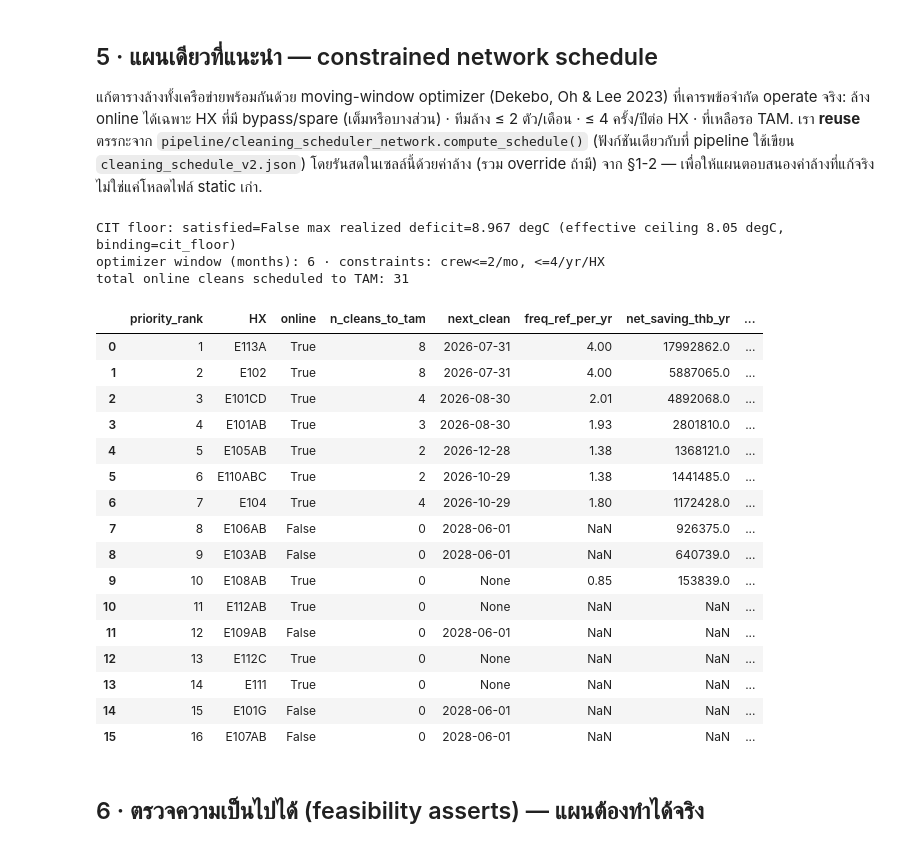
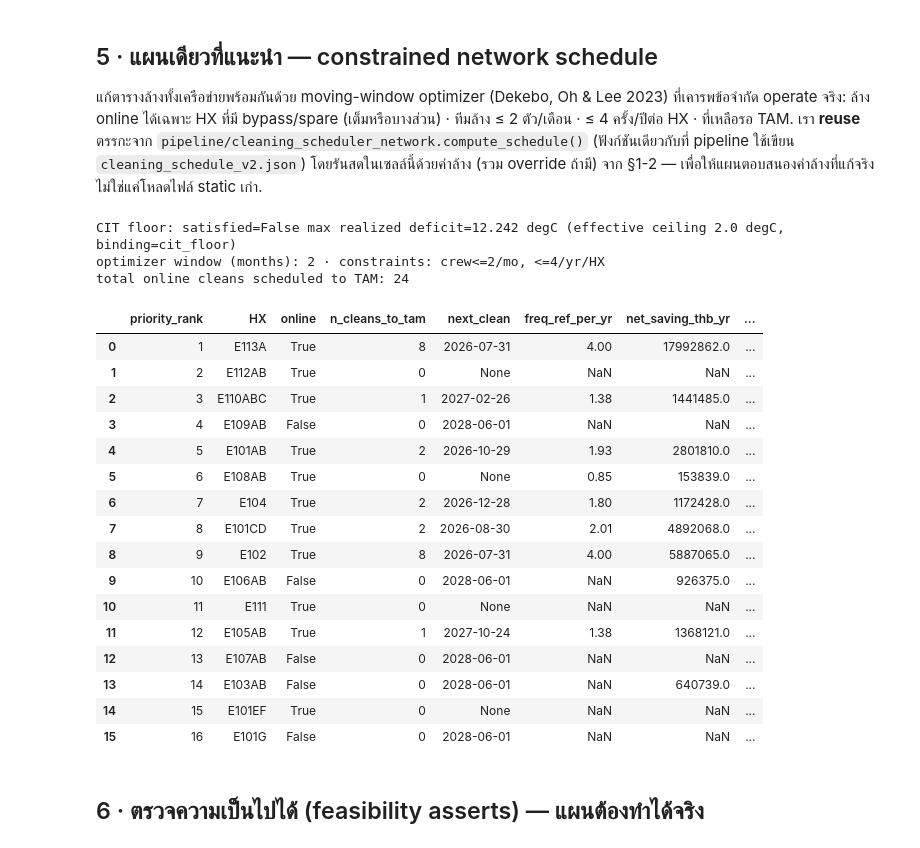
Before and after one commit to Yalika200946/Process-Intern, a Jupyter notebook: notebooks/16_cleaning_plan_optimization.ipynb, the cells around one changed output. Drawn from its saved outputs; the diff is of its cells as text; code cells hidden in the pictures.

```diff
--- a/notebooks/16_cleaning_plan_optimization.ipynb
+++ b/notebooks/16_cleaning_plan_optimization.ipynb
@@ -69,7 +79,7 @@ economics (ΔCIT วัดจริง/โมเดล), logistics (ล้าง
 fr    = pd.read_csv(DATA / 'Fouling_Rate_By_Run.csv')
 econ  = load('economics.json', {})
 logi  = load('cleaning_logistics.json', {'hx': []})
-rank  = {r['HX']: r for r in load('hx_ranking.json', [])}
+rank  = {r['HX']: r for r in load('engineering_priority.json', [])}   # notebook 08's risk ranking -- see §4
 eor   = load('end_of_run.json', {'hx': {}})
 
 # --- sanity checks (visible) ---
@@ -148,7 +158,8 @@ for hx in sorted(set(list(logi_by) + list(econ_by) + list(rank))):
         cleaning_cost=e.get('cleaning_cost'), cleaning_cost_overridden=(hx in COST_OVERRIDES),
         net_saving_thb_yr=e.get('saving_thb_yr'), payback_days=e.get('payback_days'),
         safety=bool(rk.get('safety_flag')), worsening=bool(rk.get('worsening')),
-        Q_drop_pct=rk.get('Q_drop_%'),
+        Q_drop_pct=rk.get('Q_drop_pct'),
+        engineering_priority_score=rk.get('engineering_priority_score'),
     ))
 dec = pd.DataFrame(rows)
 print('HX with a usable fouling rate:', int(dec.fouling_dUrel_per_month.notna().sum()), '/', len(dec))
@@ -261,7 +274,8 @@ k = 23,030 ฿/วัน/°C  (มูลค่าเชื้อเพลิง
 # %%
-W_SAFETY, W_POSITION, W_WORSENING = 0.5, 0.4, 0.25     # tunable risk weights (documented)
+W_SAFETY, W_POSITION, W_WORSENING = 0.5, 0.4, 0.25     # tunable, used for the "เหตุผล" text + risk_mult export only (not the sort key anymore)
 
-# train position: order HX along the preheat train (terminal = hottest = riskiest).
+# train position: order HX along the preheat train (terminal = hottest = riskiest) -- kept for
+# the plain-language "เหตุผล" column and the exported risk_mult field below.
 TRAIN_ORDER = ['E101EF','E101CD','E101AB','E102','E106AB','E107AB','E103AB','E104',
                'E108AB','E110ABC','E111','E109AB','E112AB','E105AB','E112C','E113A']
 pos = {hx: i / (len(TRAIN_ORDER) - 1) for i, hx in enumerate(TRAIN_ORDER)}
@@ -272,15 +286,13 @@ dec['position_risk'] = dec.HX.map(pos).fillna(0.5).round(2)
 dec['risk_mult'] = (1 + W_SAFETY * dec.safety.astype(int)
                       + W_POSITION * dec.position_risk
                       + W_WORSENING * dec.worsening.astype(int)).round(3)
-dec['priority_score'] = (dec['net_saving_norm'] * dec['risk_mult']).round(3)
-# priority_score is net_saving_norm x risk_mult -- multiplicative, so it collapses to exactly 0
-# for every HX with no usable economics data (net_saving_norm=0), regardless of risk_mult. That
-# used to leave those HX tied and ordered only by DataFrame insertion order, silently discarding
-# the safety/position/worsening signal for exactly the HX where it matters most (no clean-economics
-# to fall back on). has_savings as the primary sort key keeps ranks 1-10 (real economics) exactly
-# as before, and breaks the zero-score tie by risk_mult instead of insertion order.
-dec['has_savings'] = (dec['net_saving_norm'] > 0).astype(int)
-dec = dec.sort_values(['has_savings', 'priority_score', 'risk_mult'], ascending=False).reset_index(drop=True)
+dec['priority_score'] = (dec['net_saving_norm'] * dec['risk_mult']).round(3)   # economics-weighted score -- SUPPORTING column only now, see §4 markdown
+
+# PRIMARY sort: notebook 08's engineering_priority_score (risk-first, matches engineer
+# reasoning). HX missing a score (shouldn't happen -- NB08 scores all 16) sort last, never
+# crash. priority_score (economics) is the tie-break only, not the primary key.
+dec = dec.sort_values(['engineering_priority_score', 'priority_score'],
+                       ascending=False, na_position='last').reset_index(drop=True)
 dec['priority_rank'] = dec.index + 1
-dec[['priority_rank','HX','online','net_saving_norm','safety','position_risk','worsening','risk_mult','priority_score']].head(16)
+dec[['priority_rank','HX','online','engineering_priority_score','safety','worsening','net_saving_thb_yr','payback_days','risk_mult','priority_score']].head(16)
 # %% [output]
@@ -321,53 +333,60 @@ econ_live = dict(econ); econ_live['per_hx'] = list(econ_by.values())
 # meaning unchanged. compute_schedule() now defaults to a multi-cycle horizon (2028 + 2032,
 # see cleaning_scheduler_network.TAM_DATES) when tam_dates isn't given -- fetched separately
 # below (schedV2_full) purely for cross-cycle visibility, without touching the per-HX numbers
 # everything else in this notebook depends on. `topo` (pfd_topology.json) lets compute_schedule
 # also enforce the furnace's own FG_FLOW limit as a second hard ceiling alongside MAX_CIT_DEFICIT_C
 # -- see furnace_fg_ceiling_C/binding_constraint in its output.
+eng_priority_rows = list(rank.values())   # notebook 08's risk ranking, loaded in §1 -- feeds risk_mult inside the optimizer itself, not just this notebook's own sort (§4)
 schedV2 = NS.compute_schedule(econ_live, chist, logi, sched_v1, tam_dates=[NS.NEXT_TAM],
-                              max_cit_deficit_C=MAX_CIT_DEFICIT_C, topo=topo)
+                              max_cit_deficit_C=MAX_CIT_DEFICIT_C, topo=topo,
+                              limit_overrides=FURNACE_LIMIT_OVERRIDES, eng_priority=eng_priority_rows)
 schedV2_full = NS.compute_schedule(econ_live, chist, logi, sched_v1,
-                                   max_cit_deficit_C=MAX_CIT_DEFICIT_C, topo=topo)   # full multi-TAM horizon
+                                   max_cit_deficit_C=MAX_CIT_DEFICIT_C, topo=topo,
+                                   limit_overrides=FURNACE_LIMIT_OVERRIDES, eng_priority=eng_priority_rows)   # full multi-TAM horizon
 print(f"CIT floor: satisfied={schedV2['constraint_satisfied']} "
       f"max realized deficit={schedV2['max_realized_deficit_C']} degC "
       f"(effective ceiling {schedV2.get('effective_max_deficit_C')} degC, "
       f"binding={schedV2.get('binding_constraint')})")
 print('optimizer window (months):', schedV2.get('optimal_window_months'),
       '· constraints: crew<=%d/mo, <=%d/yr/HX' % (schedV2.get('max_online_cleans_per_period', 2),
                                                    schedV2.get('max_cleans_per_year_per_hx', 4)))
 if schedV2.get('tube_skin_risk_advisory'):
     print('⚠', schedV2.get('tube_skin_risk_note'))
 if COST_OVERRIDES:
     print('(recomputed live with cost overrides — NOT the static cleaning_schedule_v2.json)')
 plan_by = {p['HX']: p for p in schedV2.get('per_hx', [])}
 
 # merge the optimizer schedule into the decision table = THE plan
 dec['n_cleans_to_tam'] = dec.HX.map(lambda h: plan_by.get(h, {}).get('n_cleans_to_tam', 0))
 dec['next_clean'] = dec.HX.map(lambda h: (plan_by.get(h, {}).get('next_dates') or [None])[0])
 dec['scheduled_dates'] = dec.HX.map(lambda h: plan_by.get(h, {}).get('next_dates') or [])
+# risk multiplier the optimizer itself applied when solving §5 (see build_risk_mult) -- carried
+# through purely for auditability, so cleaning_plan.json shows WHY the schedule favored a HX
+# beyond the priority_rank/engineering_priority_score columns already exported.
+dec['scheduler_risk_mult'] = dec.HX.map(lambda h: plan_by.get(h, {}).get('scheduler_risk_mult'))
 print('total online cleans scheduled to TAM:', int(dec['n_cleans_to_tam'].sum()))
 dec[['priority_rank','HX','online','n_cleans_to_tam','next_clean','freq_ref_per_yr','net_saving_thb_yr','payback_days']].head(16)
 # %% [output]
-CIT floor: satisfied=False max realized deficit=8.967 degC (effective ceiling 8.05 degC, binding=cit_floor)
-optimizer window (months): 6 · constraints: crew<=2/mo, <=4/yr/HX
-total online cleans scheduled to TAM: 31
+CIT floor: satisfied=False max realized deficit=12.242 degC (effective ceiling 2.0 degC, binding=cit_floor)
+optimizer window (months): 2 · constraints: crew<=2/mo, <=4/yr/HX
+total online cleans scheduled to TAM: 24
 |  | priority_rank | HX | online | n_cleans_to_tam | next_clean | freq_ref_per_yr | net_saving_thb_yr | ... |
 | 0 | 1 | E113A | True | 8 | 2026-07-31 | 4.00 | 17992862.0 | ... |
-| 1 | 2 | E102 | True | 8 | 2026-07-31 | 4.00 | 5887065.0 | ... |
-| 2 | 3 | E101CD | True | 4 | 2026-08-30 | 2.01 | 4892068.0 | ... |
-| 3 | 4 | E101AB | True | 3 | 2026-08-30 | 1.93 | 2801810.0 | ... |
-| 4 | 5 | E105AB | True | 2 | 2026-12-28 | 1.38 | 1368121.0 | ... |
-| 5 | 6 | E110ABC | True | 2 | 2026-10-29 | 1.38 | 1441485.0 | ... |
-| 6 | 7 | E104 | True | 4 | 2026-10-29 | 1.80 | 1172428.0 | ... |
-| 7 | 8 | E106AB | False | 0 | 2028-06-01 | NaN | 926375.0 | ... |
-| 8 | 9 | E103AB | False | 0 | 2028-06-01 | NaN | 640739.0 | ... |
-| 9 | 10 | E108AB | True | 0 | None | 0.85 | 153839.0 | ... |
-| 10 | 11 | E112AB | True | 0 | None | NaN | NaN | ... |
-| 11 | 12 | E109AB | False | 0 | 2028-06-01 | NaN | NaN | ... |
-| 12 | 13 | E112C | True | 0 | None | NaN | NaN | ... |
-| 13 | 14 | E111 | True | 0 | None | NaN | NaN | ... |
-| 14 | 15 | E101G | False | 0 | 2028-06-01 | NaN | NaN | ... |
-| 15 | 16 | E107AB | False | 0 | 2028-06-01 | NaN | NaN | ... |
+| 1 | 2 | E112AB | True | 0 | None | NaN | NaN | ... |
+| 2 | 3 | E110ABC | True | 1 | 2027-02-26 | 1.38 | 1441485.0 | ... |
+| 3 | 4 | E109AB | False | 0 | 2028-06-01 | NaN | NaN | ... |
+| 4 | 5 | E101AB | True | 2 | 2026-10-29 | 1.93 | 2801810.0 | ... |
+| 5 | 6 | E108AB | True | 0 | None | 0.85 | 153839.0 | ... |
+| 6 | 7 | E104 | True | 2 | 2026-12-28 | 1.80 | 1172428.0 | ... |
+| 7 | 8 | E101CD | True | 2 | 2026-08-30 | 2.01 | 4892068.0 | ... |
+| 8 | 9 | E102 | True | 8 | 2026-07-31 | 4.00 | 5887065.0 | ... |
+| 9 | 10 | E106AB | False | 0 | 2028-06-01 | NaN | 926375.0 | ... |
+| 10 | 11 | E111 | True | 0 | None | NaN | NaN | ... |
+| 11 | 12 | E105AB | True | 1 | 2027-10-24 | 1.38 | 1368121.0 | ... |
+| 12 | 13 | E107AB | False | 0 | 2028-06-01 | NaN | NaN | ... |
+| 13 | 14 | E103AB | False | 0 | 2028-06-01 | NaN | 640739.0 | ... |
+| 14 | 15 | E101EF | True | 0 | None | NaN | NaN | ... |
+| 15 | 16 | E101G | False | 0 | 2028-06-01 | NaN | NaN | ... |
 # %% [markdown]
 ## 6 · ตรวจความเป็นไปได้ (feasibility asserts) — แผนต้องทำได้จริง
 # %%
```
Also changed, not shown: parts of 7 cells of this notebook, 4 other files.
